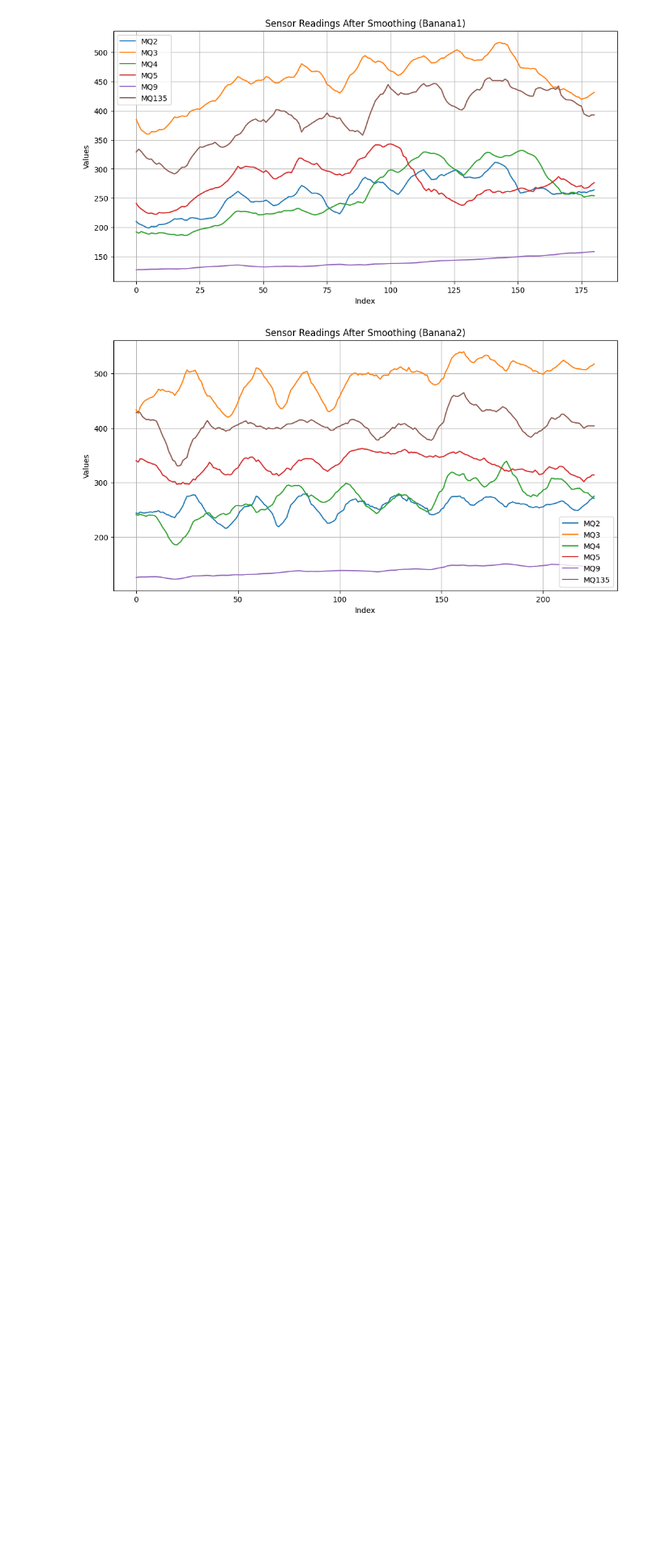
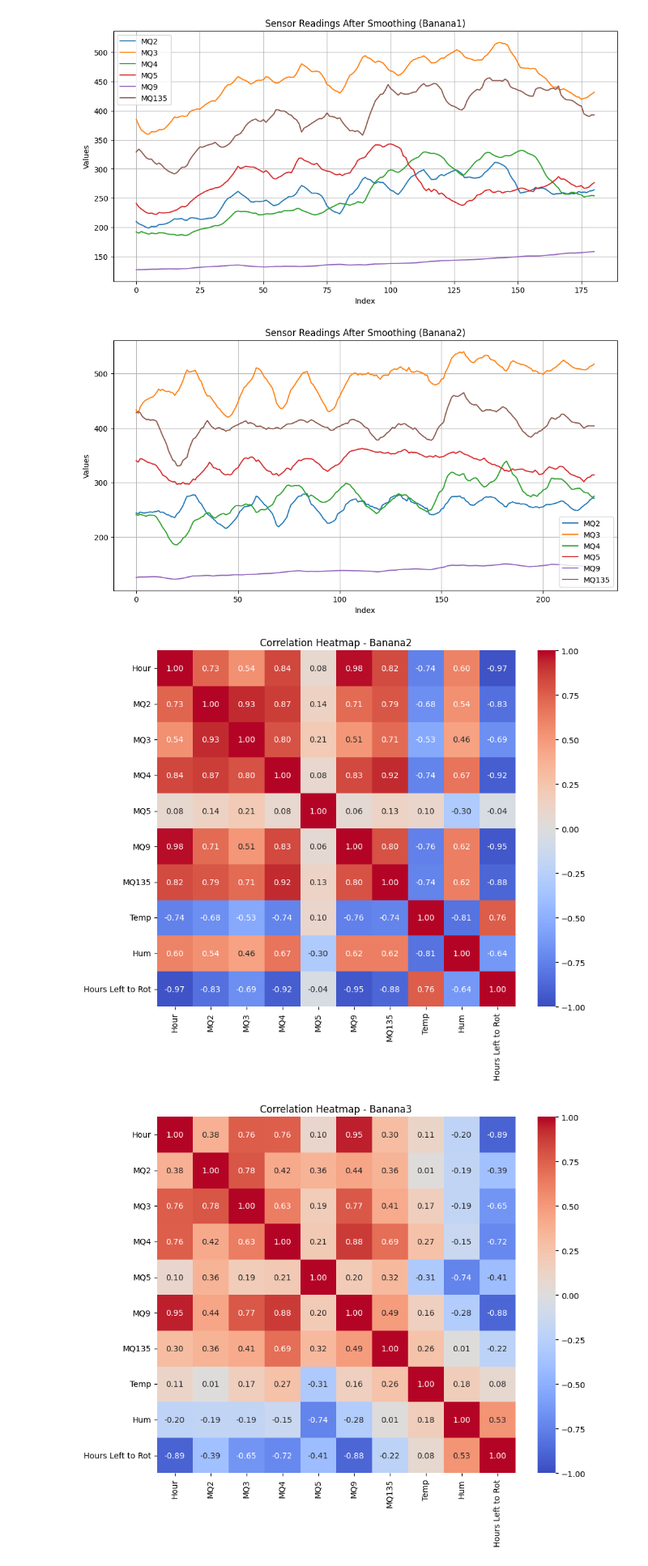
Before and after one commit to Aryan-Prasad-666/Sensor-Enabled-Freshness-Lifespan-Analysis, a Jupyter notebook: freshness_lifespan_analysis.ipynb, the cells around one changed output. Shown at 81% size. Cells and saved outputs as stored; diff of their text form; code cells hidden in the pictures; blank space fills up the shorter version.

```diff
--- a/freshness_lifespan_analysis.ipynb
+++ b/freshness_lifespan_analysis.ipynb
@@ -184,3 +184,19 @@ plt.show()
 # %% [output]
 [figure]
 [figure]
+# %%
+correlation_matrix1 = df1.corr(method='spearman')
+correlation_matrix2 = df2.corr(method='spearman')
+
+plt.figure(figsize=(10, 8))
+sns.heatmap(correlation_matrix1, annot=True, cmap='coolwarm', vmin=-1, vmax=1, fmt='.2f')
+plt.title('Correlation Heatmap - Banana2')
+plt.show()
+
+plt.figure(figsize=(10, 8))
+sns.heatmap(correlation_matrix2, annot=True, cmap='coolwarm', vmin=-1, vmax=1, fmt='.2f')
+plt.title('Correlation Heatmap - Banana3')
+plt.show()
+# %% [output]
+[figure, added]
+[figure, added]
```
Also changed, not shown: parts of 2 cells of this notebook.
